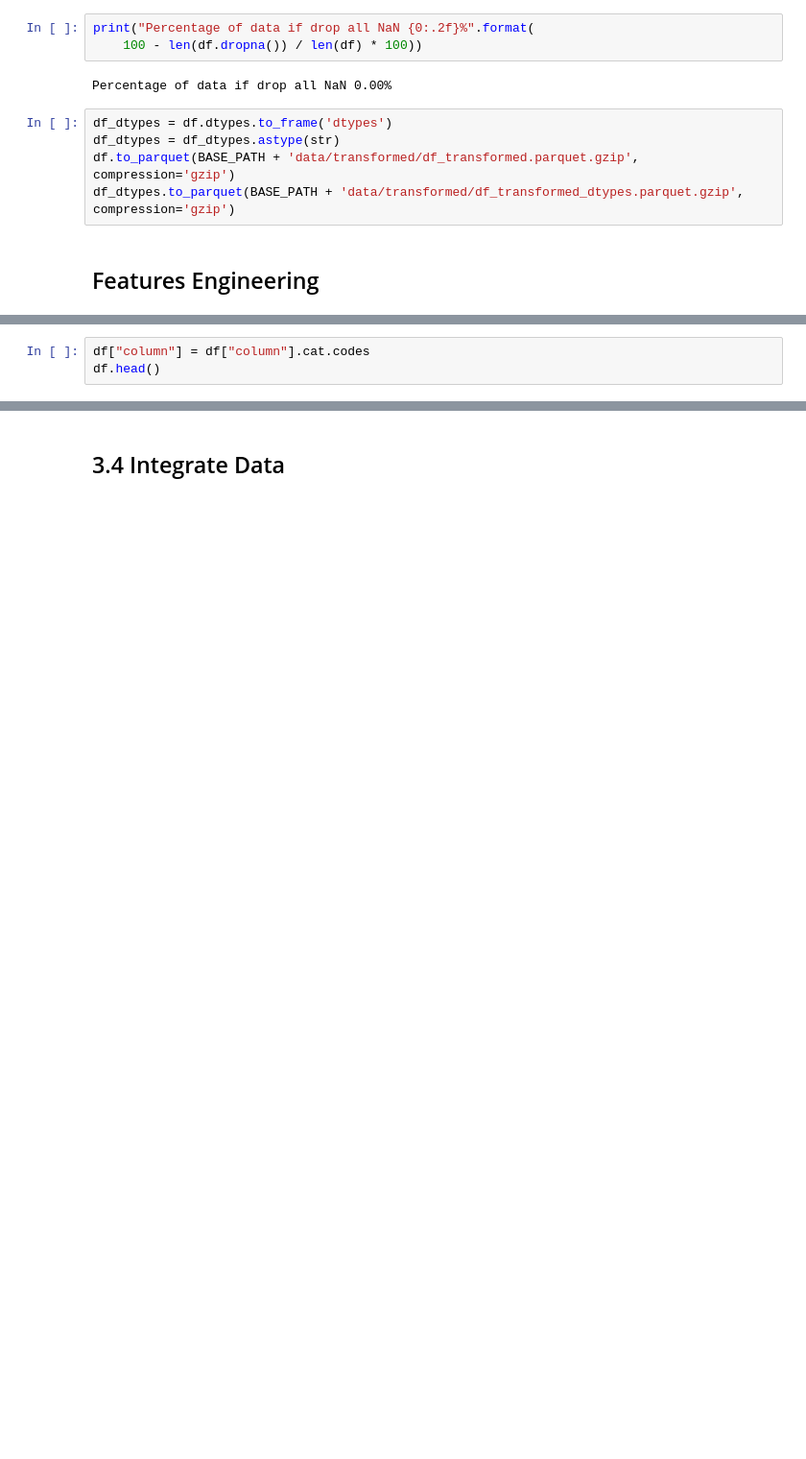
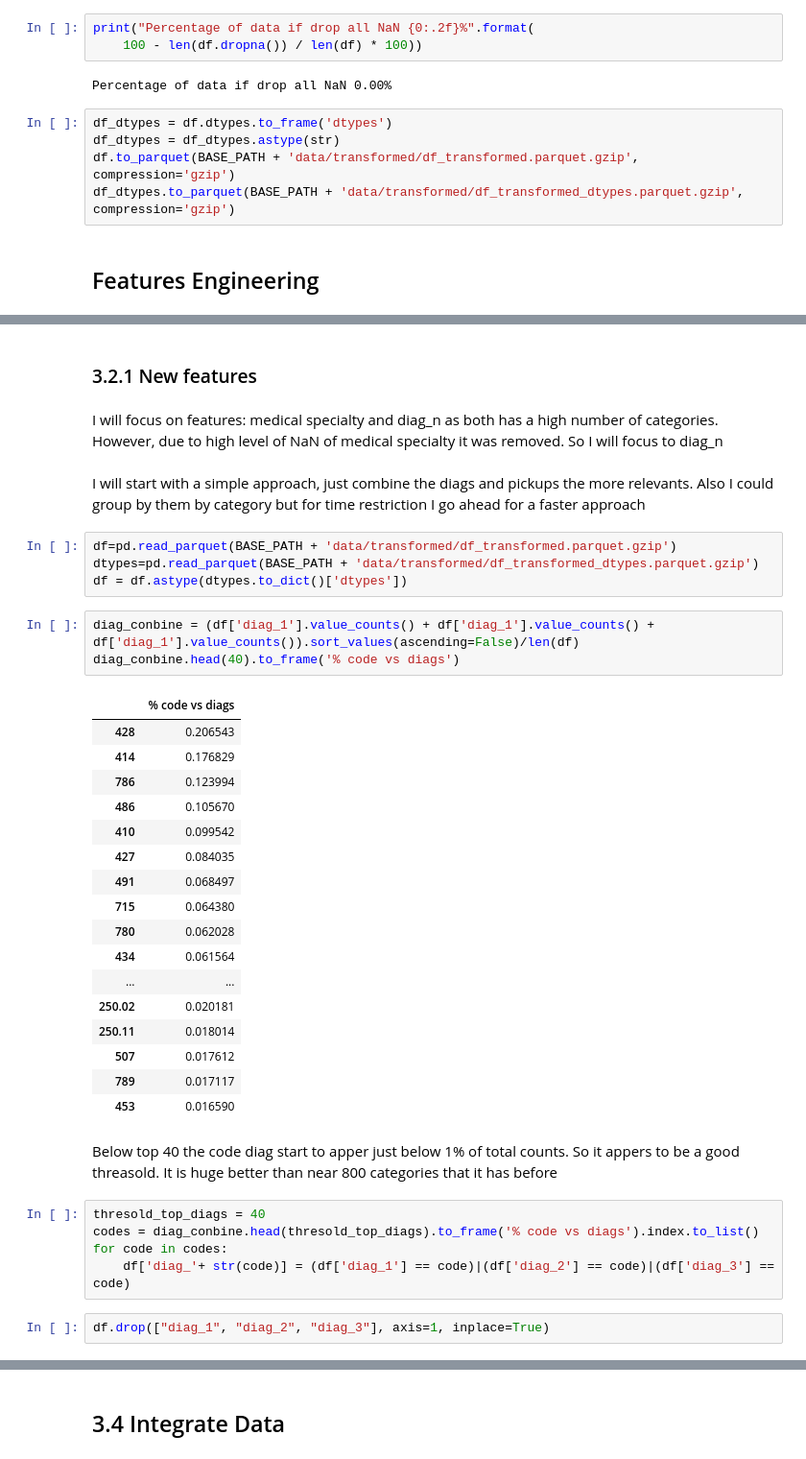
Before and after one commit to wiflore/Diabetes-ML-Case, a Jupyter notebook: research-notebooks/Diabetes 130-US hospitals for years 1999-2008.ipynb, the cells around one changed output, grey strips where cells are left out. Shown at 96% size. Saved outputs shown, nothing was run; the diff lists cells and outputs as text; blank space fills up the shorter version.

```diff
--- a/research-notebooks/Diabetes 130-US hospitals for years 1999-2008.ipynb
+++ b/research-notebooks/Diabetes 130-US hospitals for years 1999-2008.ipynb
@@ -465,3 +462,40 @@ KeyError: 'column'
-# %%
-df["column"] = df["column"].cat.codes
-df.head()
+# %% [markdown]
+### 3.2.1 New features
+# %% [markdown]
+I will focus on features: medical specialty and diag_n as both has a high number of categories. However, due to high level of NaN of medical specialty it was removed. So I will focus to diag_n
+# %% [markdown]
+I will start with a simple approach, just combine the diags and pickups the more relevants. Also I could group by them by category but for time restriction I go ahead for a faster approach
+# %%
+df=pd.read_parquet(BASE_PATH + 'data/transformed/df_transformed.parquet.gzip')
+dtypes=pd.read_parquet(BASE_PATH + 'data/transformed/df_transformed_dtypes.parquet.gzip')
+df = df.astype(dtypes.to_dict()['dtypes'])
+# %%
+diag_conbine = (df['diag_1'].value_counts() + df['diag_1'].value_counts() + df['diag_1'].value_counts()).sort_values(ascending=False)/len(df)
+diag_conbine.head(40).to_frame('% code vs diags')
+# %% [output]
+|  | % code vs diags |
+| 428 | 0.206543 |
+| 414 | 0.176829 |
+| 786 | 0.123994 |
+| 486 | 0.105670 |
+| 410 | 0.099542 |
+| 427 | 0.084035 |
+| 491 | 0.068497 |
+| 715 | 0.064380 |
+| 780 | 0.062028 |
+| 434 | 0.061564 |
+| ... | ... |
+| 250.02 | 0.020181 |
+| 250.11 | 0.018014 |
+| 507 | 0.017612 |
+| 789 | 0.017117 |
+| 453 | 0.016590 |
+# %% [markdown]
+Below top 40 the code diag start to apper just below 1% of total counts. So it appers to be a good threasold. It is huge better than near 800 categories that it has before
+# %%
+thresold_top_diags = 40
+codes = diag_conbine.head(thresold_top_diags).to_frame('% code vs diags').index.to_list()
+for code in codes:
+    df['diag_'+ str(code)] = (df['diag_1'] == code)|(df['diag_2'] == code)|(df['diag_3'] == code)
+# %%
+df.drop(["diag_1", "diag_2", "diag_3"], axis=1, inplace=True)
```
Also changed, not shown: parts of 13 cells of this notebook, 5 other files.
